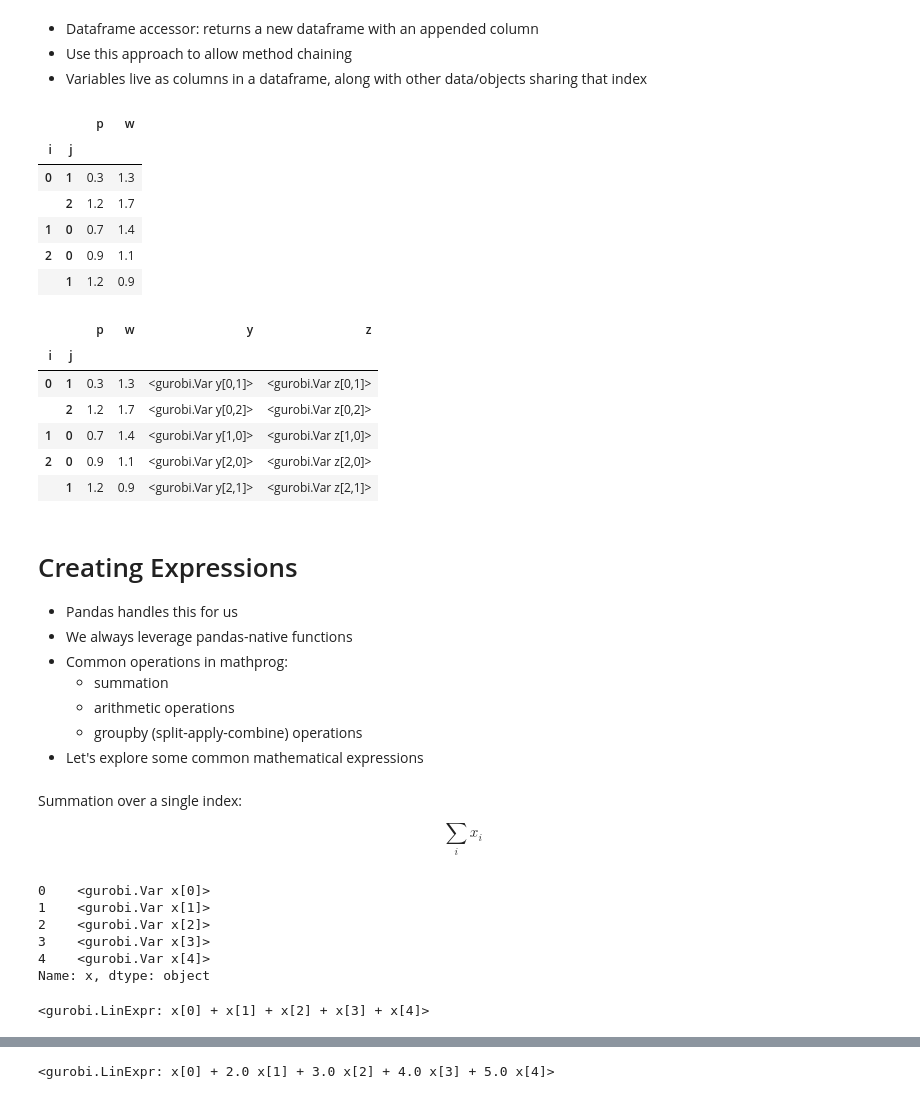
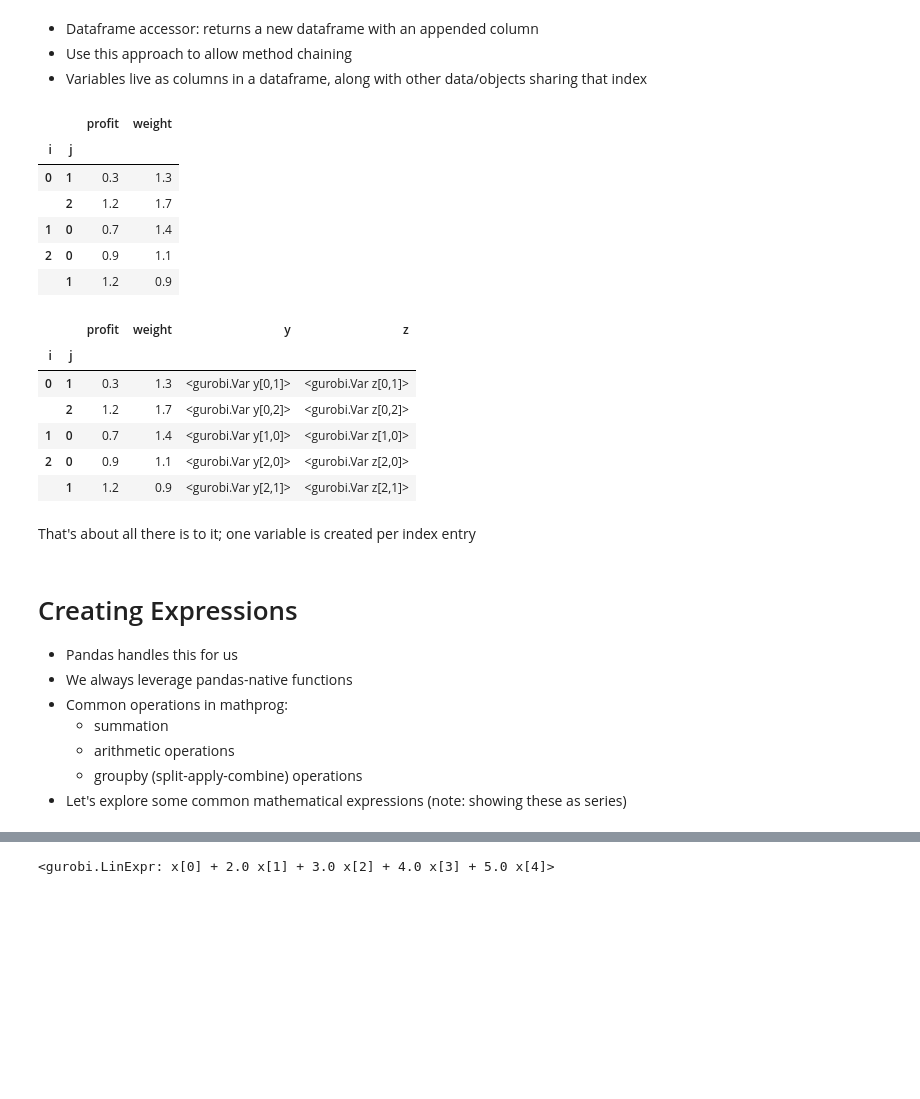
Before and after one commit to Gurobi/gurobipy-pandas, a Jupyter notebook: webinar.ipynb, the cells around one changed output, grey strips where cells are left out. Drawn from its saved outputs; the diff is of its cells as text; code cells hidden in the pictures; blank space fills up the shorter version.

```diff
--- a/webinar.ipynb
+++ b/webinar.ipynb
@@ -129,8 +130,8 @@ data = pd.DataFrame(
     {
         "i": [0, 0, 1, 2, 2],
         "j": [1, 2, 0, 0, 1],
-        "p": [0.3, 1.2, 0.7, 0.9, 1.2],
-        "w": [1.3, 1.7, 1.4, 1.1, 0.9],
+        "profit": [0.3, 1.2, 0.7, 0.9, 1.2],
+        "weight": [1.3, 1.7, 1.4, 1.1, 0.9],
     }
 ).set_index(["i", "j"])
 # %%
@@ -165,7 +166,7 @@ Name: x, dtype: object
 # %%
 data
 # %% [output]
-|  |  | p | w |
+|  |  | profit | weight |
 | i | j |  |  |
 | 0 | 1 | 0.3 | 1.3 |
 |  | 2 | 1.2 | 1.7 |
@@ -175,18 +176,20 @@ data
 # %%
 variables = (
     data
-    .gppd.add_vars(model, name="y", ub=1.0)
-    .gppd.add_vars(model, name="z", obj="p")
+    .gppd.add_vars(model, name="y", ub=100.0)
+    .gppd.add_vars(model, name="z", obj="profit")
 )
 variables
 # %% [output]
-|  |  | p | w | y | z |
+|  |  | profit | weight | y | z |
 | i | j |  |  |  |  |
 | 0 | 1 | 0.3 | 1.3 | <gurobi.Var y[0,1]> | <gurobi.Var z[0,1]> |
 |  | 2 | 1.2 | 1.7 | <gurobi.Var y[0,2]> | <gurobi.Var z[0,2]> |
 | 1 | 0 | 0.7 | 1.4 | <gurobi.Var y[1,0]> | <gurobi.Var z[1,0]> |
 | 2 | 0 | 0.9 | 1.1 | <gurobi.Var y[2,0]> | <gurobi.Var z[2,0]> |
 |  | 1 | 1.2 | 0.9 | <gurobi.Var y[2,1]> | <gurobi.Var z[2,1]> |
+# %% [markdown]
+That's about all there is to it; one variable is created per index entry
 # %% [markdown]
 # Creating Expressions
 
@@ -196,25 +199,4 @@ variables
     - summation
     - arithmetic operations
     - groupby (split-apply-combine) operations
-- Let's explore some common mathematical expressions
+- Let's explore some common mathematical expressions (note: showing these as series)
-# %% [markdown]
-Summation over a single index:
-
-$$
-\sum_i x_i
-$$
-# %%
-i = pd.RangeIndex(5)
-x = gppd.add_vars(model, i, name="x")
-x
-# %% [output]
-0    <gurobi.Var x[0]>
-1    <gurobi.Var x[1]>
-2    <gurobi.Var x[2]>
-3    <gurobi.Var x[3]>
-4    <gurobi.Var x[4]>
-Name: x, dtype: object
-# %%
-x.sum()
-# %% [output]
-<gurobi.LinExpr: x[0] + x[1] + x[2] + x[3] + x[4]>
```
Also changed, not shown: parts of 41 cells of this notebook.
